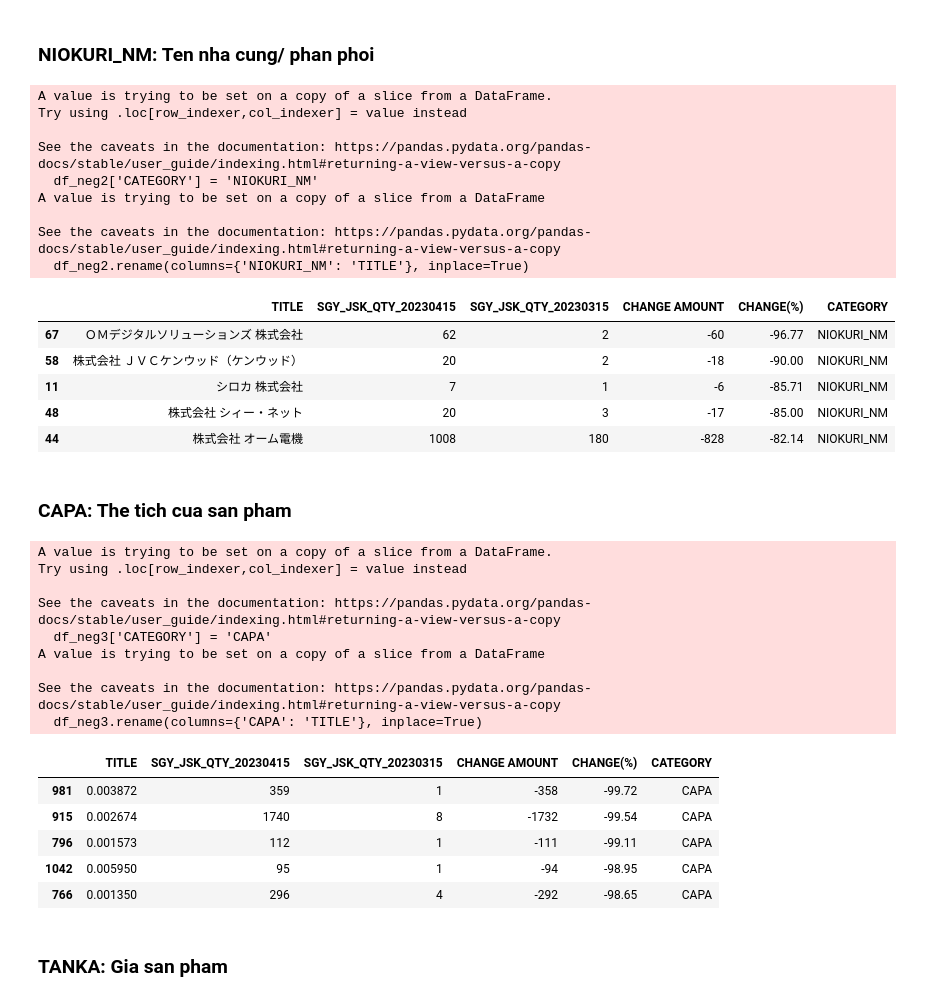
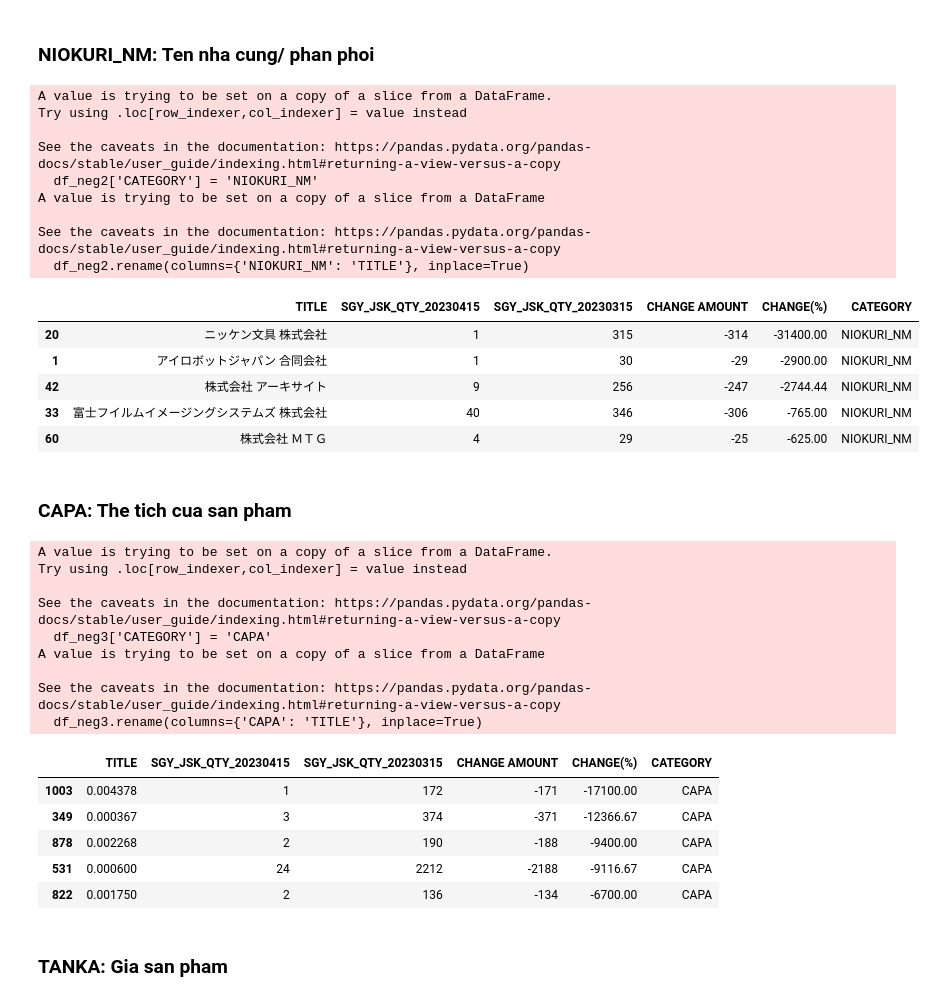
Before and after one commit to NGOHang98/Usee, a Jupyter notebook: Usee.ipynb, the cells around one changed output. Saved outputs shown, nothing was run; the diff lists cells and outputs as text; code cells hidden in the pictures.

```diff
--- a/Usee.ipynb
+++ b/Usee.ipynb
@@ -432,34 +452,34 @@ df_neg1_2.head(5)
 # %%
 FEAT = ['NIOKURI_NM']
 total2 = df_2.groupby(FEAT, as_index=False)['SGY_JSK_QTY'].sum()
 total1 = df_1.groupby(FEAT, as_index=False)['SGY_JSK_QTY'].sum()
 df = pd.merge(total1, total2, on=FEAT)
 df.columns = FEAT + ['{}_{}'.format('SGY_JSK_QTY', '20230415')] + ['{}_{}'.format('SGY_JSK_QTY', '20230315')]
-df['CHANGE AMOUNT'] = df['SGY_JSK_QTY_20230315'] - df['SGY_JSK_QTY_20230415']
-df['CHANGE(%)'] = (df['CHANGE AMOUNT'] / df['SGY_JSK_QTY_20230415']) * 100
+df['CHANGE AMOUNT'] = df['SGY_JSK_QTY_20230415'] - df['SGY_JSK_QTY_20230315']
+df['CHANGE(%)'] = (df['CHANGE AMOUNT'] / df['SGY_JSK_QTY_20230415']) *100
 df['CHANGE(%)'] = df['CHANGE(%)'].round(2)
 df = df.sort_values('CHANGE(%)')
 df2 = df.reset_index()
 df_neg2 = df.query('`CHANGE(%)` < 0')
 df_neg2['CATEGORY'] = 'NIOKURI_NM'
 df_neg2.rename(columns={'NIOKURI_NM': 'TITLE'}, inplace=True)
 df_neg2.head(5)
 # %% [output]
 A value is trying to be set on a copy of a slice from a DataFrame.
 Try using .loc[row_indexer,col_indexer] = value instead
 
 See the caveats in the documentation: https://pandas.pydata.org/pandas-docs/stable/user_guide/indexing.html#returning-a-view-versus-a-copy
   df_neg2['CATEGORY'] = 'NIOKURI_NM'
 A value is trying to be set on a copy of a slice from a DataFrame
 
 See the caveats in the documentation: https://pandas.pydata.org/pandas-docs/stable/user_guide/indexing.html#returning-a-view-versus-a-copy
   df_neg2.rename(columns={'NIOKURI_NM': 'TITLE'}, inplace=True)
 |  | TITLE | SGY_JSK_QTY_20230415 | SGY_JSK_QTY_20230315 | CHANGE AMOUNT | CHANGE(%) | CATEGORY |
-| 67 | ＯＭデジタルソリューションズ 株式会社 | 62 | 2 | -60 | -96.77 | NIOKURI_NM |
-| 58 | 株式会社 ＪＶＣケンウッド（ケンウッド） | 20 | 2 | -18 | -90.00 | NIOKURI_NM |
-| 11 | シロカ 株式会社 | 7 | 1 | -6 | -85.71 | NIOKURI_NM |
-| 48 | 株式会社 シィー・ネット | 20 | 3 | -17 | -85.00 | NIOKURI_NM |
-| 44 | 株式会社 オーム電機 | 1008 | 180 | -828 | -82.14 | NIOKURI_NM |
+| 20 | ニッケン文具 株式会社 | 1 | 315 | -314 | -31400.00 | NIOKURI_NM |
+| 1 | アイロボットジャパン 合同会社 | 1 | 30 | -29 | -2900.00 | NIOKURI_NM |
+| 42 | 株式会社 アーキサイト | 9 | 256 | -247 | -2744.44 | NIOKURI_NM |
+| 33 | 富士フイルムイメージングシステムズ 株式会社 | 40 | 346 | -306 | -765.00 | NIOKURI_NM |
+| 60 | 株式会社 ＭＴＧ | 4 | 29 | -25 | -625.00 | NIOKURI_NM |
 # %% [markdown]
 ### CAPA: The tich cua san pham
 # %%
@@ -468,8 +488,8 @@ total2 = df_2.groupby(FEAT, as_index=False)['SGY_JSK_QTY'].sum()
 total1 = df_1.groupby(FEAT, as_index=False)['SGY_JSK_QTY'].sum()
 df = pd.merge(total1, total2, on=FEAT)
 df.columns = FEAT + ['{}_{}'.format('SGY_JSK_QTY', '20230415')] + ['{}_{}'.format('SGY_JSK_QTY', '20230315')]
-df['CHANGE AMOUNT'] = df['SGY_JSK_QTY_20230315'] - df['SGY_JSK_QTY_20230415']
-df['CHANGE(%)'] = (df['CHANGE AMOUNT'] / df['SGY_JSK_QTY_20230415']) * 100
+df['CHANGE AMOUNT'] = df['SGY_JSK_QTY_20230415'] - df['SGY_JSK_QTY_20230315']
+df['CHANGE(%)'] = (df['CHANGE AMOUNT'] / df['SGY_JSK_QTY_20230415']) *100
 df['CHANGE(%)'] = df['CHANGE(%)'].round(2)
 df = df.sort_values('CHANGE(%)')
 df3 = df.reset_index()
@@ -488,11 +508,11 @@ A value is trying to be set on a copy of a slice from a DataFrame
 See the caveats in the documentation: https://pandas.pydata.org/pandas-docs/stable/user_guide/indexing.html#returning-a-view-versus-a-copy
   df_neg3.rename(columns={'CAPA': 'TITLE'}, inplace=True)
 |  | TITLE | SGY_JSK_QTY_20230415 | SGY_JSK_QTY_20230315 | CHANGE AMOUNT | CHANGE(%) | CATEGORY |
-| 981 | 0.003872 | 359 | 1 | -358 | -99.72 | CAPA |
-| 915 | 0.002674 | 1740 | 8 | -1732 | -99.54 | CAPA |
-| 796 | 0.001573 | 112 | 1 | -111 | -99.11 | CAPA |
-| 1042 | 0.005950 | 95 | 1 | -94 | -98.95 | CAPA |
-| 766 | 0.001350 | 296 | 4 | -292 | -98.65 | CAPA |
+| 1003 | 0.004378 | 1 | 172 | -171 | -17100.00 | CAPA |
+| 349 | 0.000367 | 3 | 374 | -371 | -12366.67 | CAPA |
+| 878 | 0.002268 | 2 | 190 | -188 | -9400.00 | CAPA |
+| 531 | 0.000600 | 24 | 2212 | -2188 | -9116.67 | CAPA |
+| 822 | 0.001750 | 2 | 136 | -134 | -6700.00 | CAPA |
 # %% [markdown]
 ### TANKA: Gia san pham
 # %%
```
Also changed, not shown: parts of 33 cells of this notebook, 5 other files.
